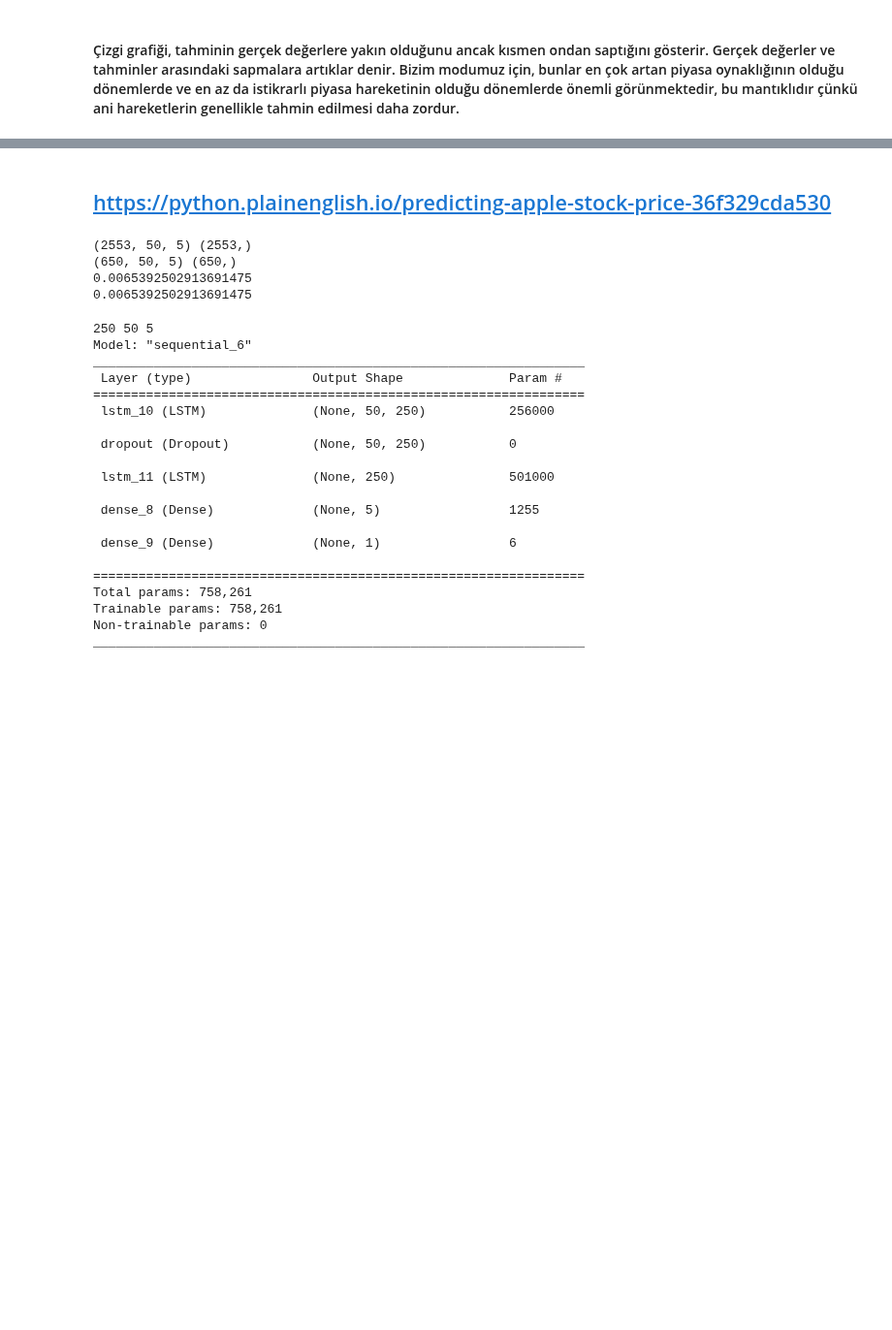
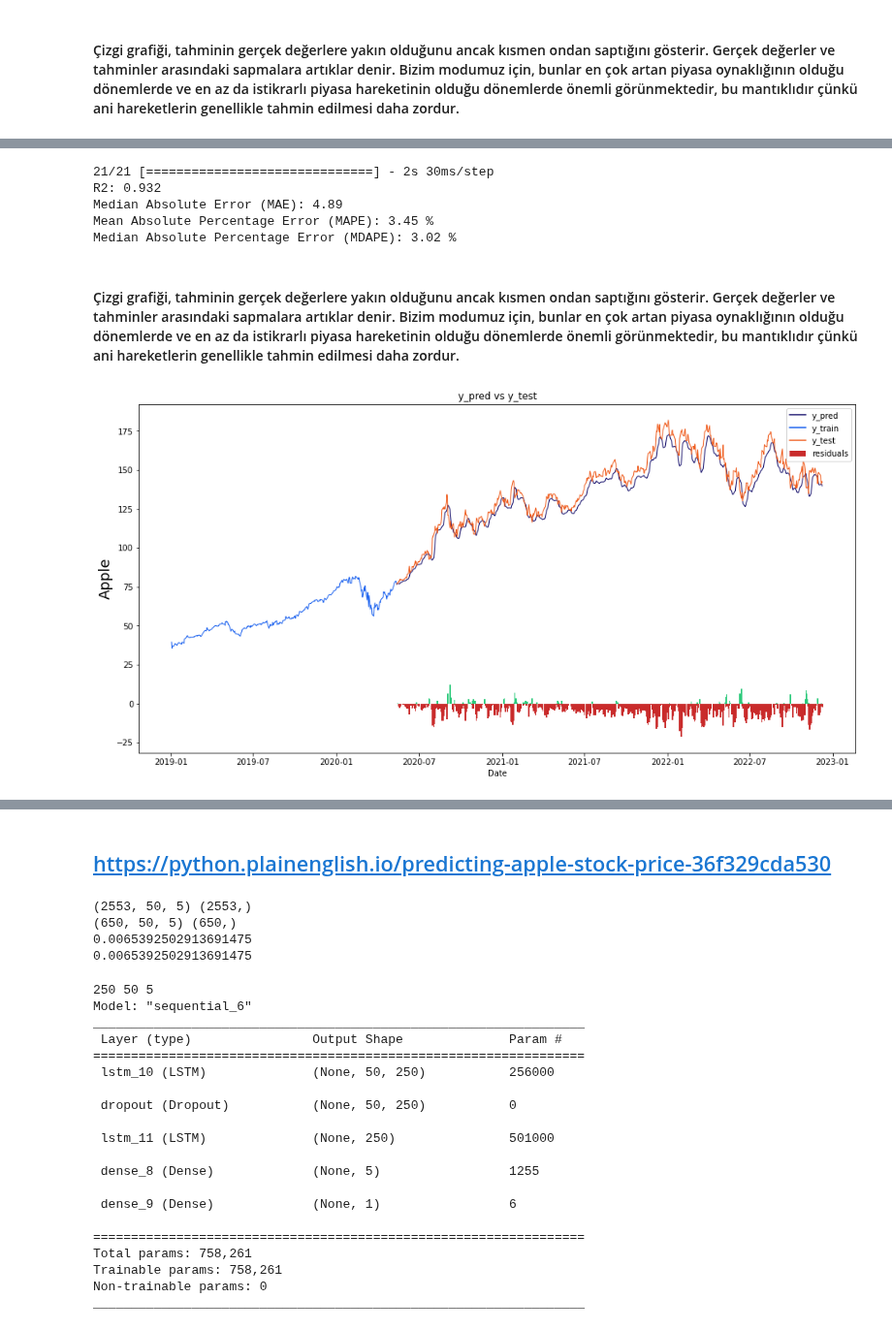
Before and after one commit to mustafaktaas/Python_StockPricePrediction_MachineLearning, a Jupyter notebook: StockMarketPrediction_Multivariate_Practice.ipynb, the cells around one changed output, grey strips where cells are left out. Shown at 97% size. Cells and saved outputs as stored; diff of their text form; code cells hidden in the pictures; blank space fills up the shorter version.

```diff
--- a/StockMarketPrediction_Multivariate_Practice.ipynb
+++ b/StockMarketPrediction_Multivariate_Practice.ipynb
@@ -749,0 +869,52 @@ The predicted close price is 140.58999633789062 (-5.14%)
+# %%
+y_pred_scaled = model.predict(x_test)
+
+y_pred = scaler_pred.inverse_transform(y_pred_scaled)
+y_test_unscaled = scaler_pred.inverse_transform(y_test.reshape(-1, 1))
+
+R2 = r2_score(y_test_unscaled, y_pred)
+print(f'R2: {np.round(R2, 3)}')
+
+MAE = mean_absolute_error(y_test_unscaled, y_pred)
+print(f'Median Absolute Error (MAE): {np.round(MAE, 2)}')
+
+MAPE = np.mean((np.abs(np.subtract(y_test_unscaled, y_pred)/ y_test_unscaled))) * 100
+print(f'Mean Absolute Percentage Error (MAPE): {np.round(MAPE, 2)} %')
+
+MDAPE = np.median((np.abs(np.subtract(y_test_unscaled, y_pred)/ y_test_unscaled)) ) * 100
+print(f'Median Absolute Percentage Error (MDAPE): {np.round(MDAPE, 2)} %')
+# %% [output]
+21/21 [==============================] - 2s 30ms/step
+R2: 0.932
+Median Absolute Error (MAE): 4.89
+Mean Absolute Percentage Error (MAPE): 3.45 %
+Median Absolute Percentage Error (MDAPE): 3.02 %
+# %% [markdown]
+#### Çizgi grafiği, tahminin gerçek değerlere yakın olduğunu ancak kısmen ondan saptığını gösterir. Gerçek değerler ve tahminler arasındaki sapmalara artıklar denir. Bizim modumuz için, bunlar en çok artan piyasa oynaklığının olduğu dönemlerde ve en az da istikrarlı piyasa hareketinin olduğu dönemlerde önemli görünmektedir, bu mantıklıdır çünkü ani hareketlerin genellikle tahmin edilmesi daha zordur.
+# %%
+# Tarihin görüntülendiği tarih
+display_start_date = "2019-01-01"
+
+# Geçerli ve tahmini fiyatlar arasındaki fark
+train = pd.DataFrame(data_filtered_ext['Close'][:train_data_len + 1]).rename(columns={'Close': 'y_train'})
+valid = pd.DataFrame(data_filtered_ext['Close'][train_data_len:]).rename(columns={'Close': 'y_test'})
+valid.insert(1, "y_pred", y_pred, True)
+valid.insert(1, "residuals", valid["y_pred"] - valid["y_test"], True)
+df_union = pd.concat([train, valid])
+
+# Daha yakın bir zaman dilimine yakınlaştırın
+df_union_zoom = df_union[df_union.index > display_start_date]
+
+fig, ax1 = plt.subplots(figsize=(16, 8))
+plt.title("y_pred vs y_test")
+plt.ylabel(stockname, fontsize=18)
+sns.set_palette(["#090364", "#1960EF", "#EF5919"])
+sns.lineplot(data=df_union_zoom[['y_pred', 'y_train', 'y_test']], linewidth=1.0, dashes=False, ax=ax1)
+
+# Farkların grafiği
+df_sub = ["#2BC97A" if x > 0 else "#C92B2B" for x in df_union_zoom["residuals"].dropna()]
+ax1.bar(height=df_union_zoom['residuals'].dropna(), x=df_union_zoom['residuals'].dropna().index, width=3, label='residuals', color=df_sub)
+plt.legend()
+plt.show()
+# %% [output]
+[figure, added]
```
Also changed, not shown: parts of 21 cells of this notebook.
